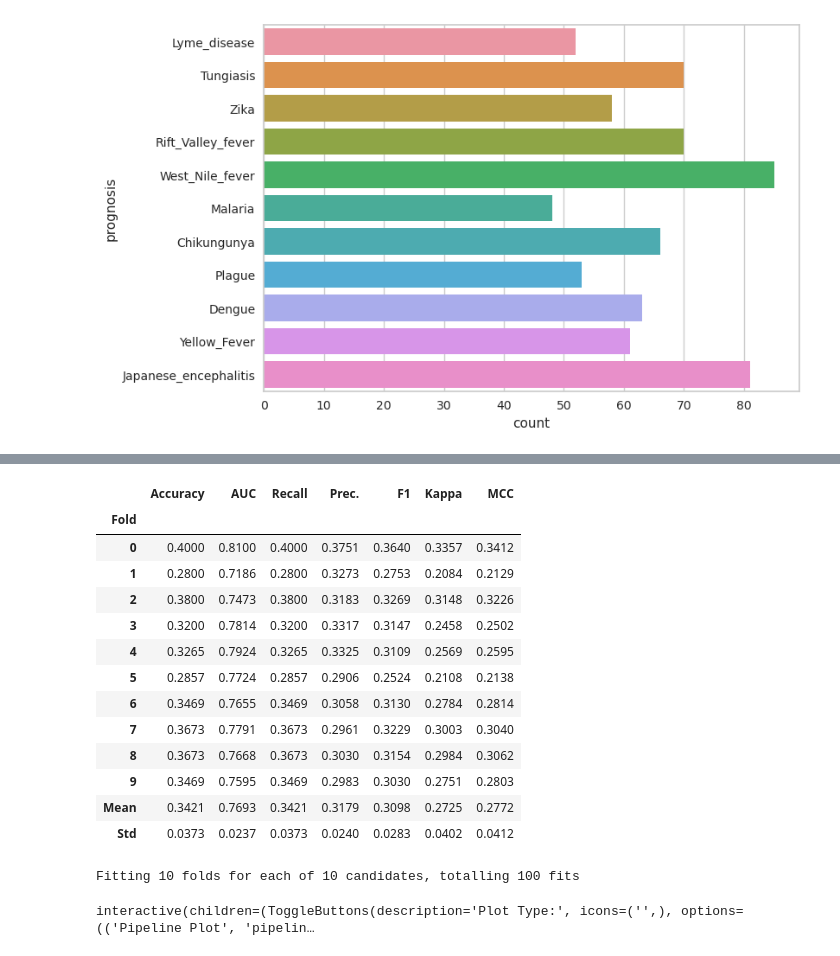
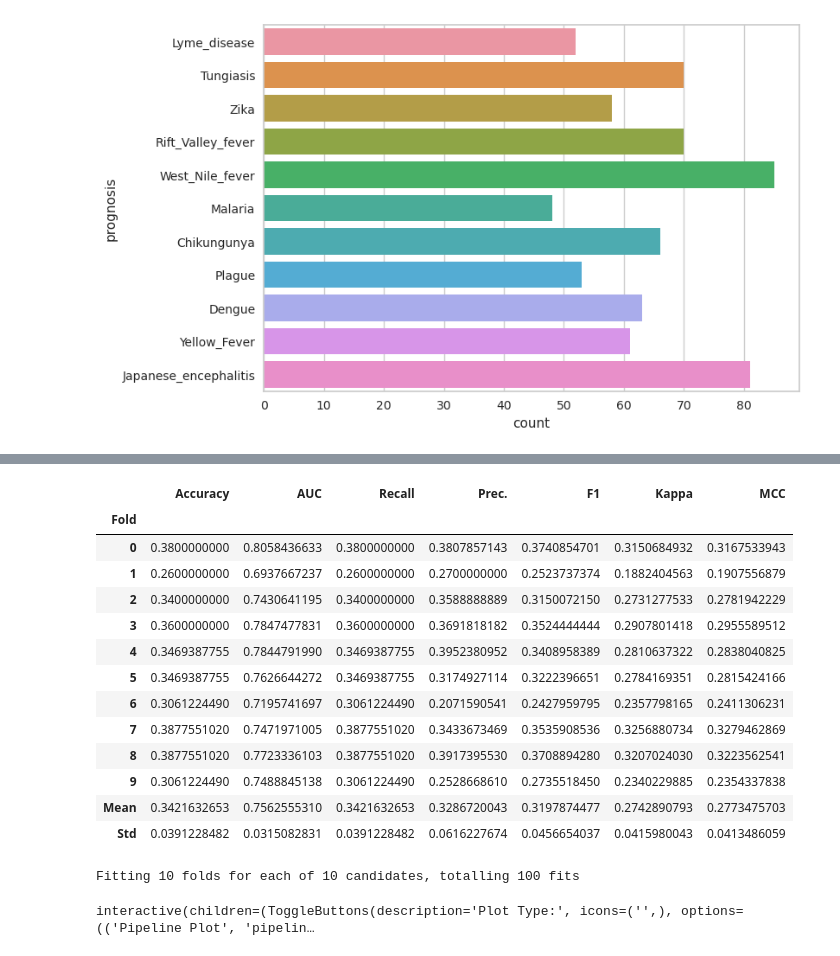
Before and after one commit to JuanDa14Sa/Borne-Disease-Multiclass-classification, a Jupyter notebook: borne-disease-multiclass-classification.ipynb, the cells around one changed output, grey strips where cells are left out. Saved outputs shown, nothing was run; the diff lists cells and outputs as text; code cells hidden in the pictures.

```diff
--- a/borne-disease-multiclass-classification.ipynb
+++ b/borne-disease-multiclass-classification.ipynb
@@ -126,0 +148,2 @@ best = compare_models()
+# %%
+best = compare_models()
@@ -127,21 +169,21 @@ best = compare_models()
 # %%
-best_tunned = tune_model(best)
+best_tunned = tune_model(best, round=10)
 # %% [output]
 [interactive output not drawn]
 |  | Accuracy | AUC | Recall | Prec. | F1 | Kappa | MCC |
 | Fold |  |  |  |  |  |  |  |
-| 0 | 0.4000 | 0.8100 | 0.4000 | 0.3751 | 0.3640 | 0.3357 | 0.3412 |
-| 1 | 0.2800 | 0.7186 | 0.2800 | 0.3273 | 0.2753 | 0.2084 | 0.2129 |
-| 2 | 0.3800 | 0.7473 | 0.3800 | 0.3183 | 0.3269 | 0.3148 | 0.3226 |
-| 3 | 0.3200 | 0.7814 | 0.3200 | 0.3317 | 0.3147 | 0.2458 | 0.2502 |
-| 4 | 0.3265 | 0.7924 | 0.3265 | 0.3325 | 0.3109 | 0.2569 | 0.2595 |
-| 5 | 0.2857 | 0.7724 | 0.2857 | 0.2906 | 0.2524 | 0.2108 | 0.2138 |
-| 6 | 0.3469 | 0.7655 | 0.3469 | 0.3058 | 0.3130 | 0.2784 | 0.2814 |
-| 7 | 0.3673 | 0.7791 | 0.3673 | 0.2961 | 0.3229 | 0.3003 | 0.3040 |
-| 8 | 0.3673 | 0.7668 | 0.3673 | 0.3030 | 0.3154 | 0.2984 | 0.3062 |
-| 9 | 0.3469 | 0.7595 | 0.3469 | 0.2983 | 0.3030 | 0.2751 | 0.2803 |
-| Mean | 0.3421 | 0.7693 | 0.3421 | 0.3179 | 0.3098 | 0.2725 | 0.2772 |
-| Std | 0.0373 | 0.0237 | 0.0373 | 0.0240 | 0.0283 | 0.0402 | 0.0412 |
+| 0 | 0.3800000000 | 0.8058436633 | 0.3800000000 | 0.3807857143 | 0.3740854701 | 0.3150684932 | 0.3167533943 |
+| 1 | 0.2600000000 | 0.6937667237 | 0.2600000000 | 0.2700000000 | 0.2523737374 | 0.1882404563 | 0.1907556879 |
+| 2 | 0.3400000000 | 0.7430641195 | 0.3400000000 | 0.3588888889 | 0.3150072150 | 0.2731277533 | 0.2781942229 |
+| 3 | 0.3600000000 | 0.7847477831 | 0.3600000000 | 0.3691818182 | 0.3524444444 | 0.2907801418 | 0.2955589512 |
+| 4 | 0.3469387755 | 0.7844791990 | 0.3469387755 | 0.3952380952 | 0.3408958389 | 0.2810637322 | 0.2838040825 |
+| 5 | 0.3469387755 | 0.7626644272 | 0.3469387755 | 0.3174927114 | 0.3222396651 | 0.2784169351 | 0.2815424166 |
+| 6 | 0.3061224490 | 0.7195741697 | 0.3061224490 | 0.2071590541 | 0.2427959795 | 0.2357798165 | 0.2411306231 |
+| 7 | 0.3877551020 | 0.7471971005 | 0.3877551020 | 0.3433673469 | 0.3535908536 | 0.3256880734 | 0.3279462869 |
+| 8 | 0.3877551020 | 0.7723336103 | 0.3877551020 | 0.3917395530 | 0.3708894280 | 0.3207024030 | 0.3223562541 |
+| 9 | 0.3061224490 | 0.7488845138 | 0.3061224490 | 0.2528668610 | 0.2735518450 | 0.2340229885 | 0.2354337838 |
+| Mean | 0.3421632653 | 0.7562555310 | 0.3421632653 | 0.3286720043 | 0.3197874477 | 0.2742890793 | 0.2773475703 |
+| Std | 0.0391228482 | 0.0315082831 | 0.0391228482 | 0.0616227674 | 0.0456654037 | 0.0415980043 | 0.0413486059 |
 Fitting 10 folds for each of 10 candidates, totalling 100 fits
 # %%
 evaluate_model(best_tunned)
```
Also changed, not shown: parts of 5 cells of this notebook.
